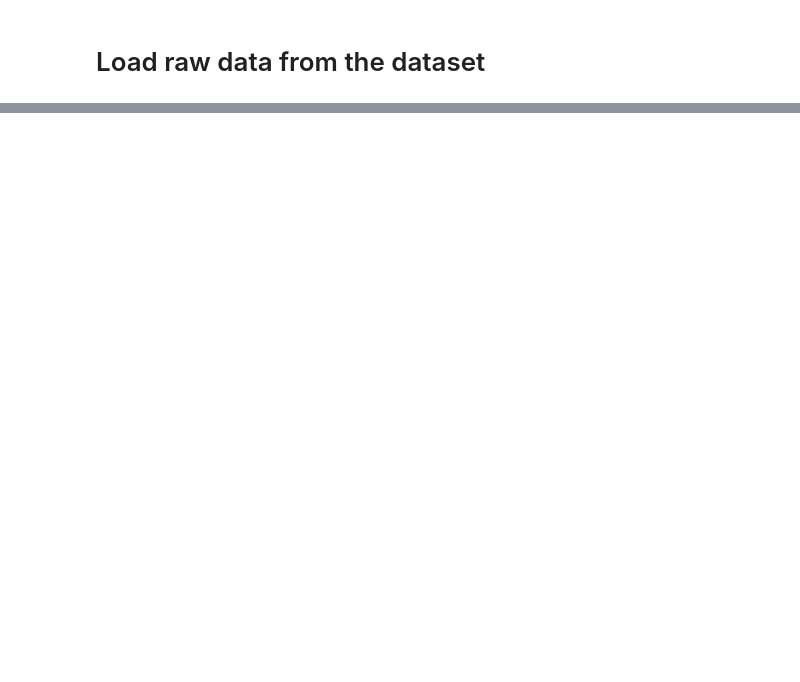
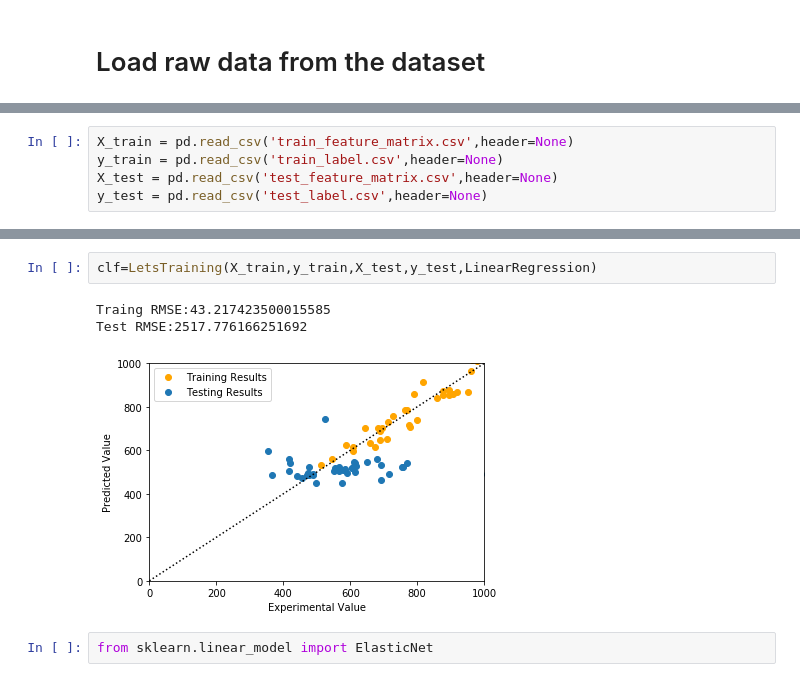
Before and after one commit to cycle-life/ml_lib, a Jupyter notebook: Jupyter Notebooks/Training.ipynb, the cells around one changed output, grey strips where cells are left out. Saved outputs shown, nothing was run; the diff lists cells and outputs as text; blank space fills up the shorter version.

Commit message:
training

```diff
--- a/Jupyter Notebooks/Training.ipynb
+++ b/Jupyter Notebooks/Training.ipynb
@@ -23,4 +11,9 @@ from sklearn.metrics import confusion_matrix
 import itertools
 import os
 from pylab import *
+# %%
+X_train = pd.read_csv('train_feature_matrix.csv',header=None)
+y_train = pd.read_csv('train_label.csv',header=None)
+X_test = pd.read_csv('test_feature_matrix.csv',header=None)
+y_test = pd.read_csv('test_label.csv',header=None)
 # %%
@@ -93,0 +99,8 @@ LetsTraining(X,y,LogisticRegression,param={'C': 10,'penalty':'l1'})
+# %%
+clf=LetsTraining(X_train,y_train,X_test,y_test,LinearRegression)
+# %% [output]
+Traing RMSE:43.217423500015585
+Test RMSE:2517.776166251692
+[figure, added]
+# %%
+from sklearn.linear_model import ElasticNet
```
Also changed, not shown: parts of 6 cells of this notebook, 1 other file.
